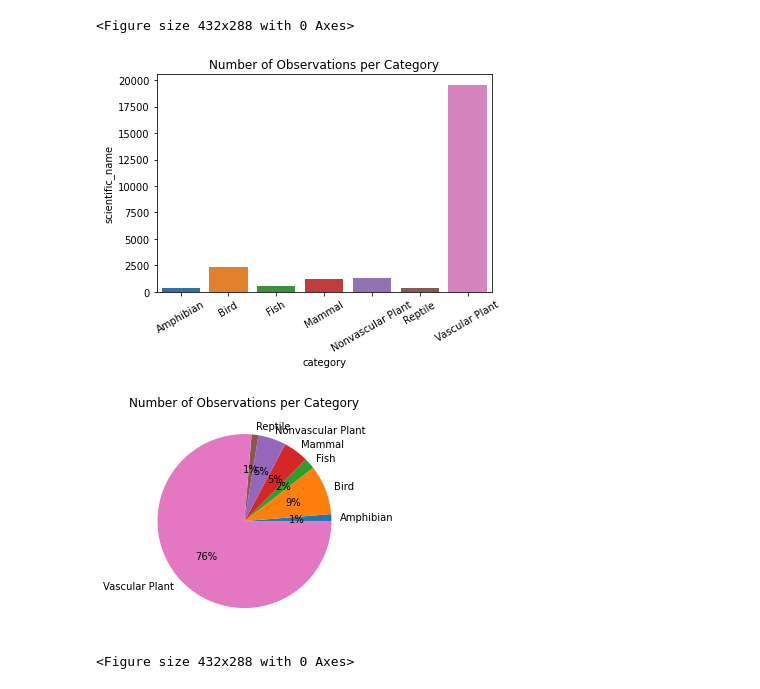
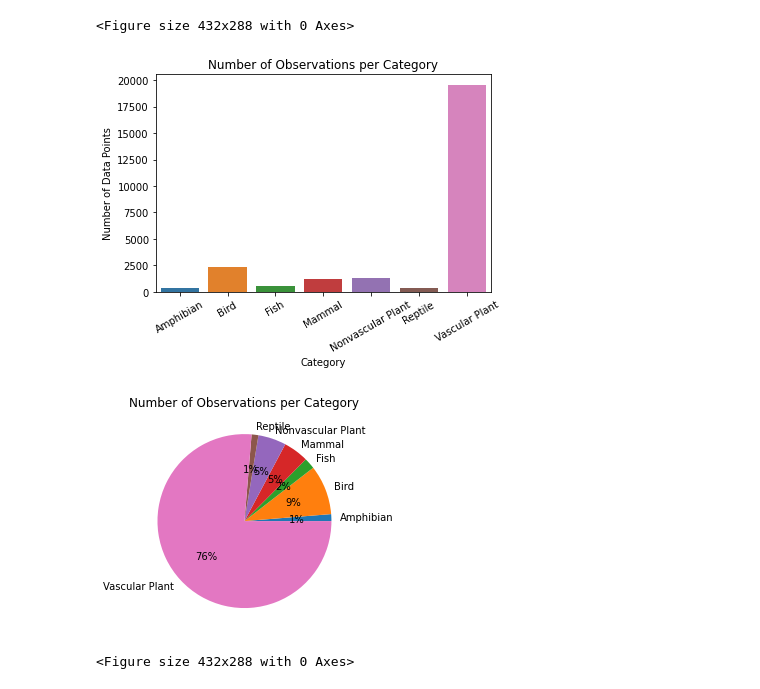
Before and after one commit to Rodrigo-Flores/biodiversity-national-parks, a Jupyter notebook: biodiversity_analysis.ipynb, the cells around one changed output. Cells and saved outputs as stored; diff of their text form; code cells hidden in the pictures.

Commit message:
categorical data analysis

```diff
--- a/biodiversity_analysis.ipynb
+++ b/biodiversity_analysis.ipynb
@@ -105,19 +104,21 @@ plt.clf()
 # %%
 category_data = full_data.groupby('category').count().reset_index()
 # print(category_data)
 sns.barplot(x="category", y="scientific_name", data=category_data)
 plt.subplot().set_title('Number of Observations per Category')
 plt.subplot().set_facecolor('white')
 plt.xticks(rotation=30)
+plt.ylabel("Number of Data Points")
+plt.xlabel("Category")
 plt.show()
 plt.clf()
 
 plt.pie(category_data.observations, labels=category_data.category, autopct='%1.0f%%')
 plt.subplot().set_title('Number of Observations per Category')
 plt.subplot().set_facecolor('white')
 plt.show()
 plt.clf()
 # %% [output]
-[figure, old version]
+[figure, new version]
 [figure]
 <Figure size 432x288 with 0 Axes>
```
Also changed, not shown: parts of 3 cells of this notebook.
